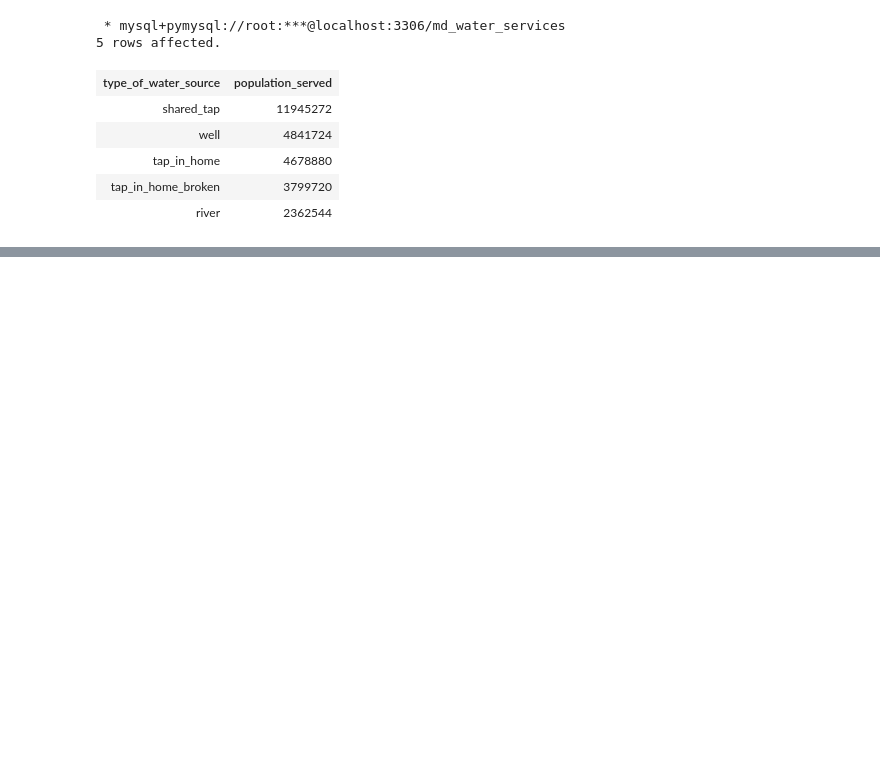
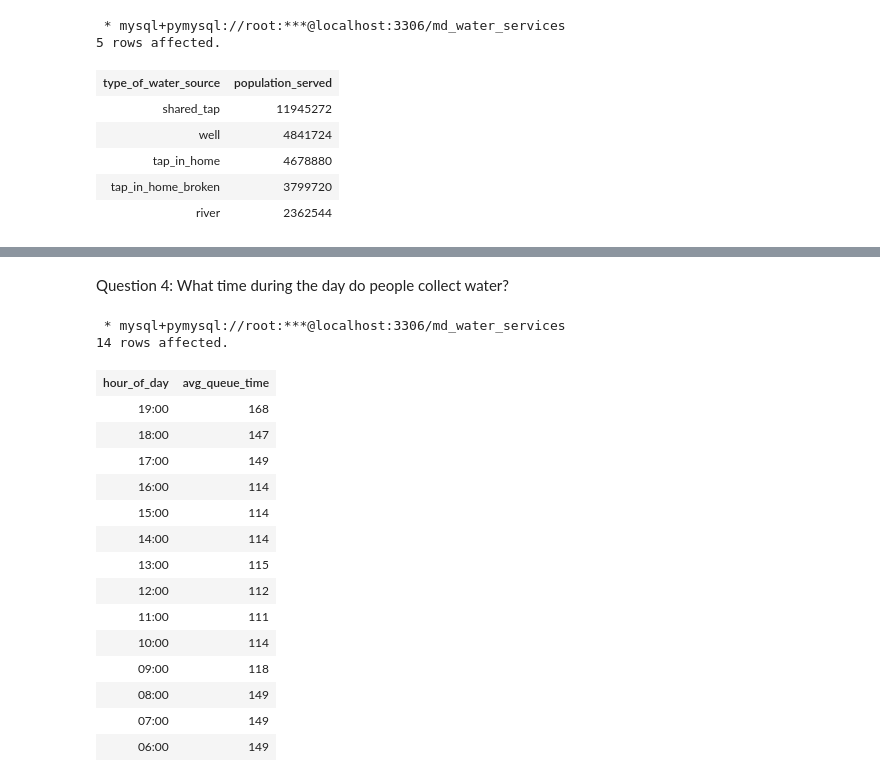
Before and after one commit to collins-kimotho/Maji_Ndogo, a Jupyter notebook: Maji_Ndogo.ipynb, the cells around one changed output, grey strips where cells are left out. Drawn from its saved outputs; the diff is of its cells as text; code cells hidden in the pictures; blank space fills up the shorter version.

```diff
--- a/Maji_Ndogo.ipynb
+++ b/Maji_Ndogo.ipynb
@@ -703,0 +788,31 @@ ORDER BY pct DESC;
+# %% [markdown]
+Question 4: What time during the day do people collect water?
+# %%
+%%sql
+
+SELECT
+    TIME_FORMAT(TIME(time_of_record), '%H:00') AS hour_of_day,
+    ROUND(AVG(time_in_queue), 0) as avg_queue_time
+FROM
+    visits
+WHERE time_in_queue != 0
+GROUP BY hour_of_day
+ORDER BY hour_of_day DESC;
+# %% [output]
+ * mysql+pymysql://root:***@localhost:3306/md_water_services
+14 rows affected.
+| hour_of_day | avg_queue_time |
+| 19:00 | 168 |
+| 18:00 | 147 |
+| 17:00 | 149 |
+| 16:00 | 114 |
+| 15:00 | 114 |
+| 14:00 | 114 |
+| 13:00 | 115 |
+| 12:00 | 112 |
+| 11:00 | 111 |
+| 10:00 | 114 |
+| 09:00 | 118 |
+| 08:00 | 149 |
+| 07:00 | 149 |
+| 06:00 | 149 |
```
Also changed, not shown: parts of 14 cells of this notebook.
